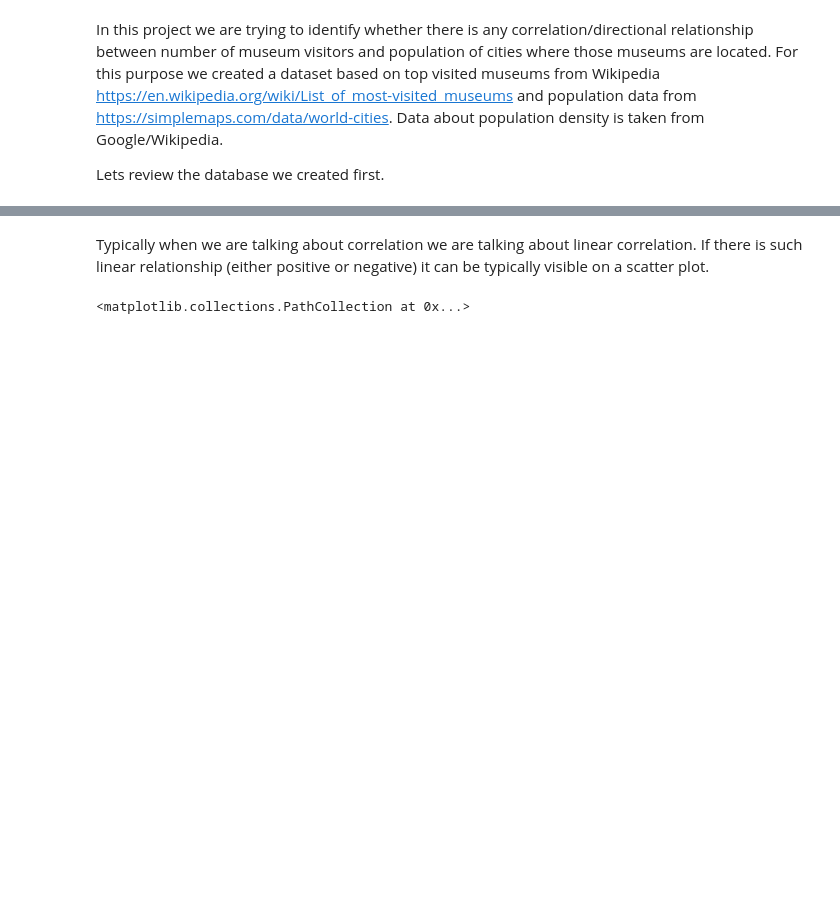
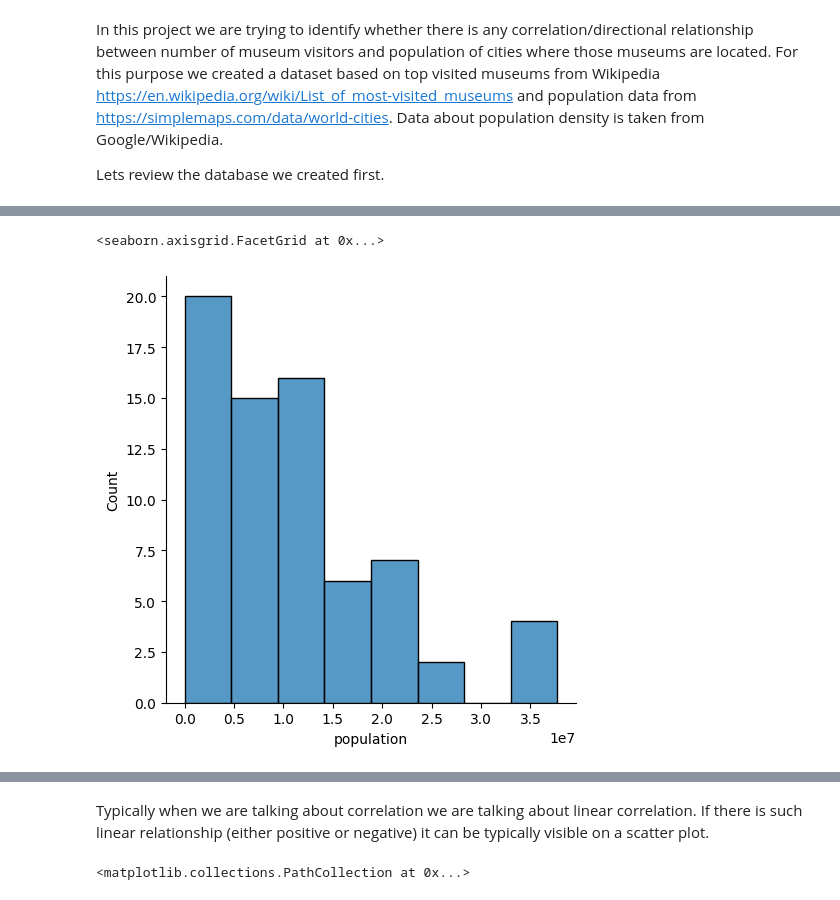
Before and after one commit to mlmaster/top_museums_corr, a Jupyter notebook: notebooks/top_museums.ipynb, the cells around one changed output, grey strips where cells are left out. Saved outputs shown, nothing was run; the diff lists cells and outputs as text; code cells hidden in the pictures; blank space fills up the shorter version.

```diff
--- a/notebooks/top_museums.ipynb
+++ b/notebooks/top_museums.ipynb
@@ -52,0 +58,5 @@ plt.plot(museums.density)
+# %%
+sbn.displot(museums.population)
+# %% [output]
+<seaborn.axisgrid.FacetGrid at 0x...>
+[figure, added]
```
Also changed, not shown: parts of 20 cells of this notebook.
